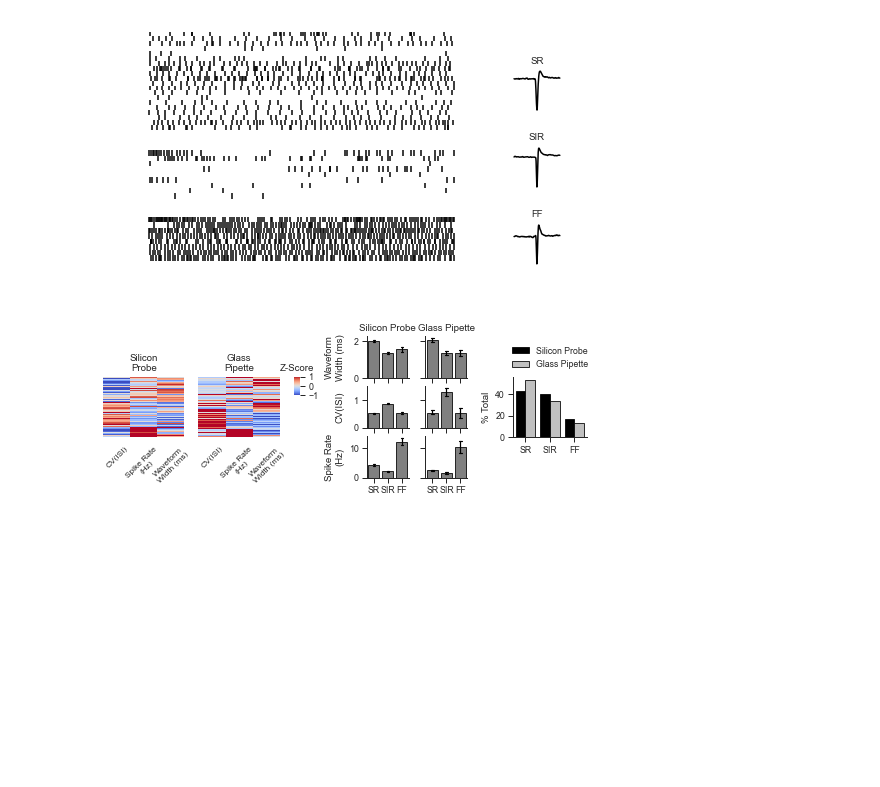
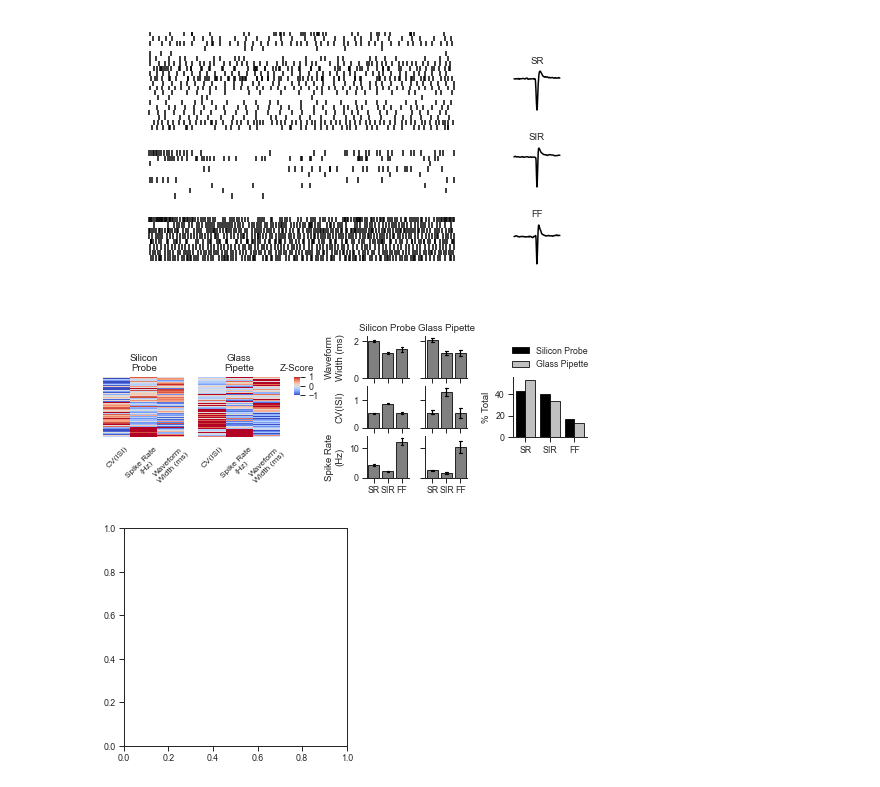
Before and after one commit to Ruairi-osul/drn-interactions, a Jupyter notebook: notebooks/Spiketrain Props/05 - Types Figure.ipynb, the cells around one changed output. Drawn from its saved outputs; the diff is of its cells as text; code cells hidden in the pictures; blank space fills up the shorter version.

```diff
--- a/notebooks/Spiketrain Props/05 - Types Figure.ipynb
+++ b/notebooks/Spiketrain Props/05 - Types Figure.ipynb
@@ -119,3 +119,21 @@ fig.savefig(out_dir / "spiketrainsfig.jpg", dpi=300)
 plt.show()
 # %% [output]
 [figure]
+# %%
+from sklearn.impute import KNNImputer
+import seaborn as sns
+
+df = (
+    df_props
+    .query("`Electrode Type` == 'Silicon Probe'")
+    .pivot(index=["ID", "Neuron Type"], columns=["Metric"], values="Value")
+    .reset_index()
+)
+
+
+f = plt.figure(figsize=(4, 4))
+ax = f.subplots()
+
+ax.scatter()
+# %% [output]
+[figure, added]
```
Also changed, not shown: parts of 4 cells of this notebook.
